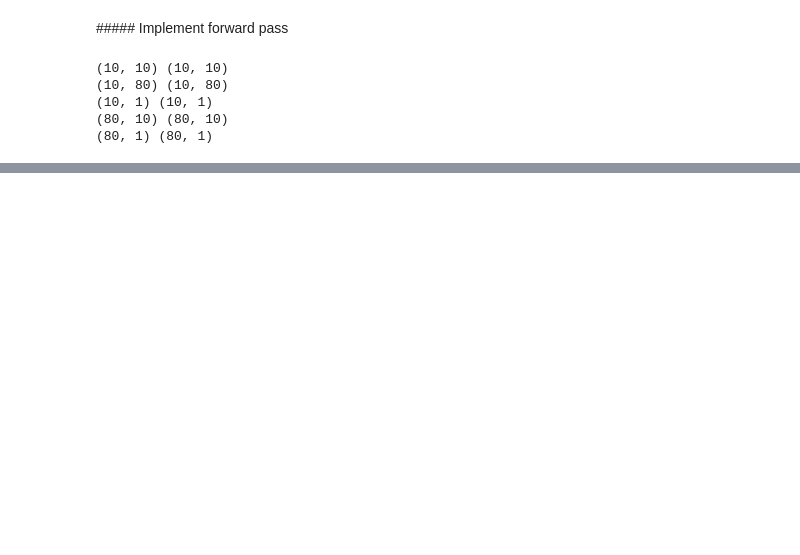
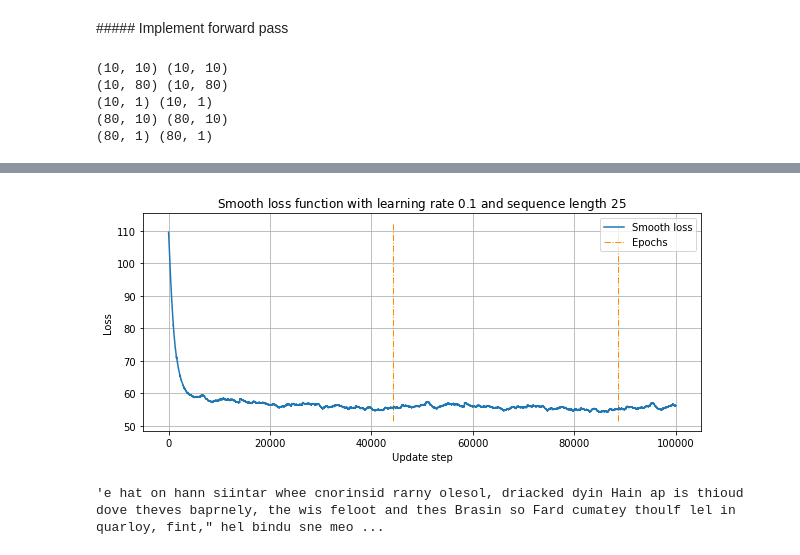
Before and after one commit to alexcosta13/dd2424-deep-learning-in-data-science, a Jupyter notebook: assignments/assignment4.ipynb, the cells around one changed output, grey strips where cells are left out. Drawn from its saved outputs; the diff is of its cells as text; code cells hidden in the pictures; blank space fills up the shorter version.

```diff
--- a/assignments/assignment4.ipynb
+++ b/assignments/assignment4.ipynb
@@ -72,0 +69,2 @@ AttributeError: 'RNN' object has no attribute 'compute_gradients'
+# %%
+losses = rnn.fit(book_data, iterations=100_001, verbose=10_000)
@@ -72,0 +89,5 @@ AttributeError: 'RNN' object has no attribute 'compute_gradients'
+# %%
+iterations_per_epoch = len(book_data) // 25
+plot_smooth_loss(losses, r'Smooth loss function with learning rate $0.1$ and sequence length $25$', iterations_per_epoch)
+# %% [output]
+[figure, added]
@@ -72,0 +96,4 @@ AttributeError: 'RNN' object has no attribute 'compute_gradients'
+# %%
+rnn.generate(x0=x_chars[:,[0]], seq_length=1000)
+# %% [output]
+'e hat on hann siintar whee cnorinsid rarny olesol, driacked dyin Hain ap is thioud dove theves baprnely, the wis feloot and thes Brasin so Fard cumatey thoulf lel in quarloy, fint," hel bindu sne meo ...
```
Also changed, not shown: parts of 6 cells of this notebook, 2 other files.
